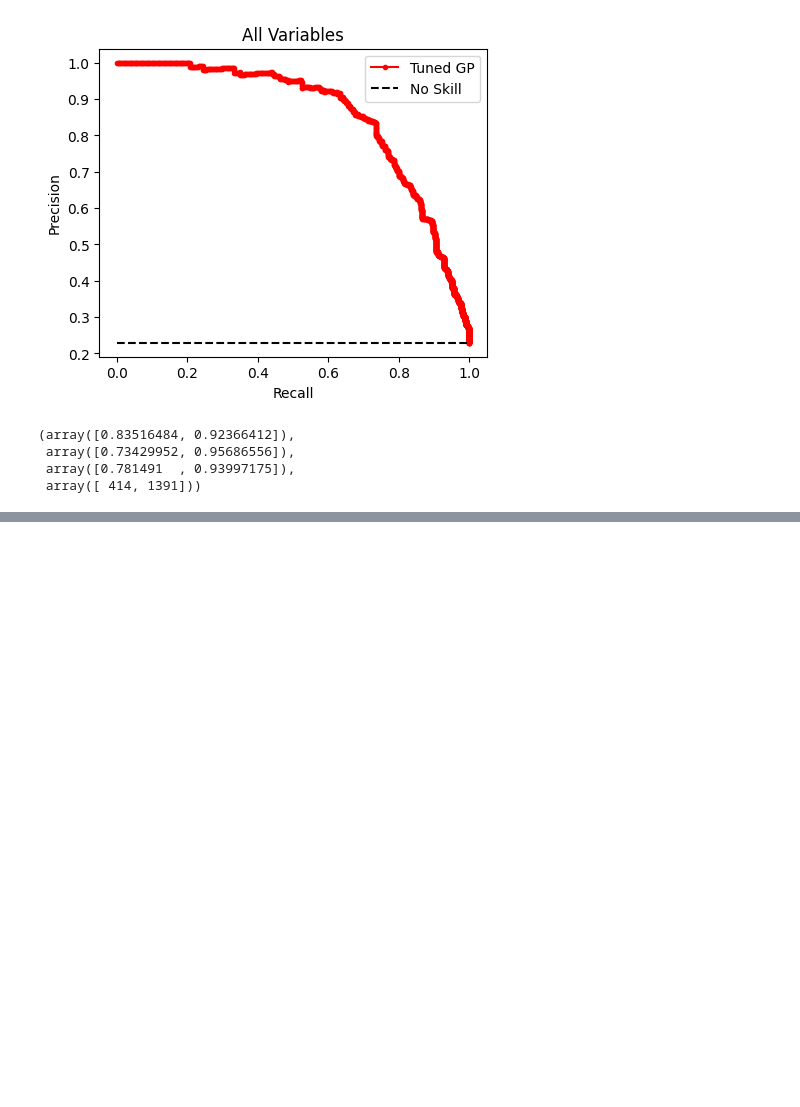
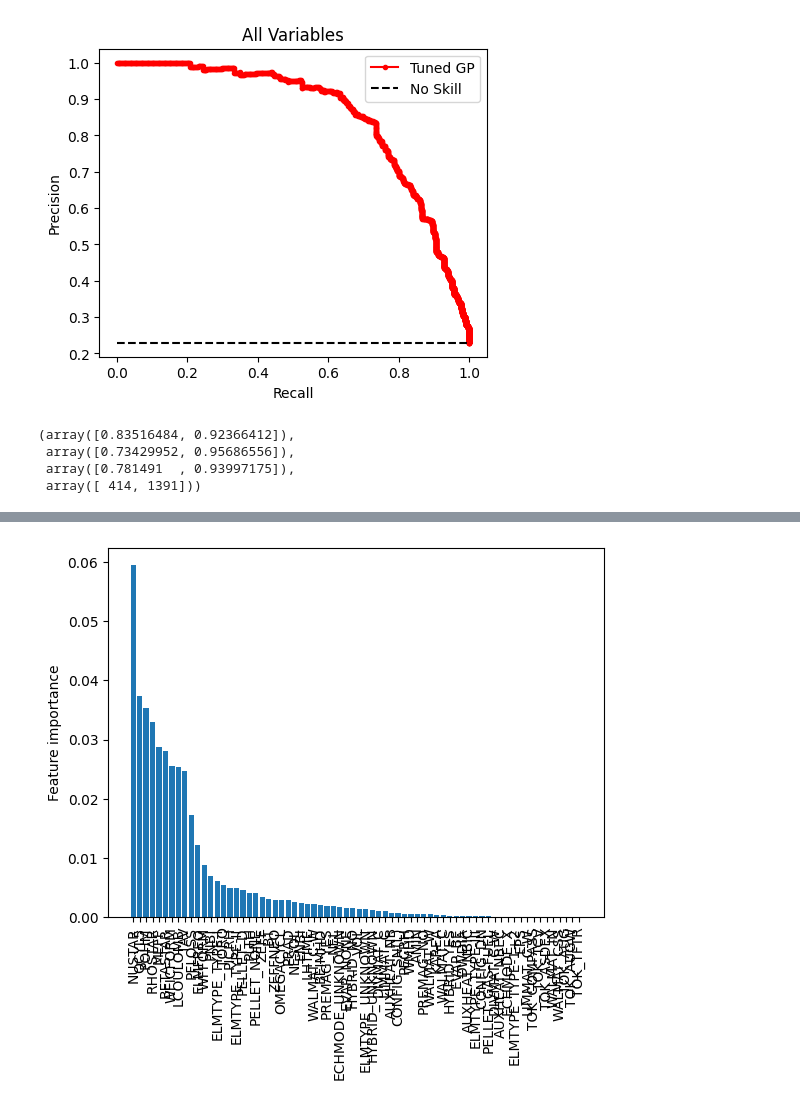
Before and after one commit to Chinnasf/FUSION-EP-Master-Thesis, a Jupyter notebook: Classification/Sklearn Tuning/GP_All_variables_.ipynb, the cells around one changed output, grey strips where cells are left out. Saved outputs shown, nothing was run; the diff lists cells and outputs as text; code cells hidden in the pictures; blank space fills up the shorter version.

```diff
--- a/Classification/Sklearn Tuning/GP_All_variables_.ipynb
+++ b/Classification/Sklearn Tuning/GP_All_variables_.ipynb
@@ -165,0 +185,8 @@ plt.show()
+# %%
+sorted_idx = np.argsort(abs(feature_importance))[::-1][:70]
+plt.bar(range(len(sorted_idx)), abs(feature_importance[sorted_idx]))
+plt.xticks(range(len(sorted_idx)), X_train.columns[sorted_idx], rotation=90)
+plt.ylabel('Feature importance')
+plt.show()
+# %% [output]
+[figure, added]
```
Also changed, not shown: parts of 11 cells of this notebook.
